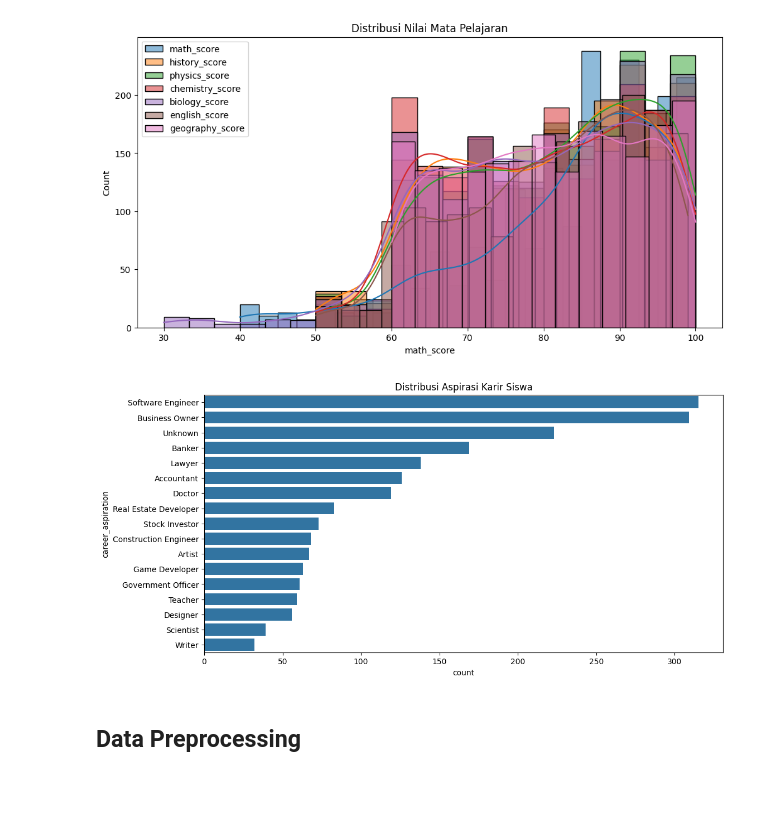
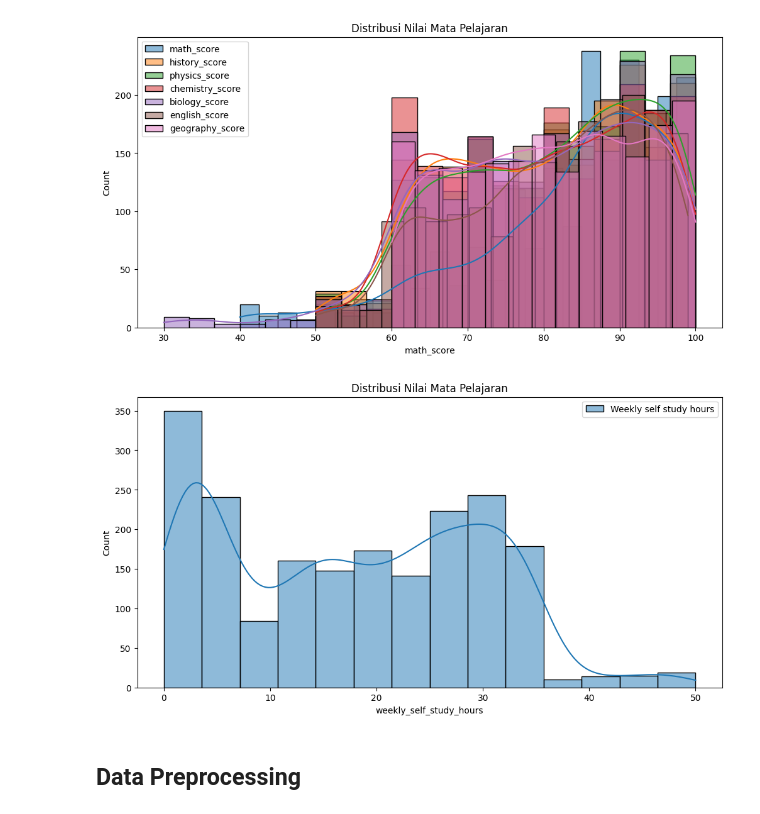
Before and after one commit to akhmad-ardi/Subject_Recommendation_System, a Jupyter notebook: Subject_Recommendation_System.ipynb, the cells around one changed output. Cells and saved outputs as stored; diff of their text form; code cells hidden in the pictures; blank space fills up the shorter version.

```diff
--- a/Subject_Recommendation_System.ipynb
+++ b/Subject_Recommendation_System.ipynb
@@ -99,11 +98,12 @@ plt.show()
 [figure]
 # %%
 plt.figure(figsize=(12, 6))
-sns.countplot(y='career_aspiration', data=df, order=df['career_aspiration'].value_counts().index)
-plt.title("Distribusi Aspirasi Karir Siswa")
+sns.histplot(df['weekly_self_study_hours'], kde=True, label='Weekly self study hours', alpha=0.5)
+plt.title("Distribusi Nilai Mata Pelajaran")
+plt.legend()
 plt.show()
 # %% [output]
-[figure, old version]
+[figure, new version]
 # %% [markdown]
 ## Data Preprocessing
 # %% [markdown]
```
Also changed, not shown: parts of 29 cells of this notebook.
